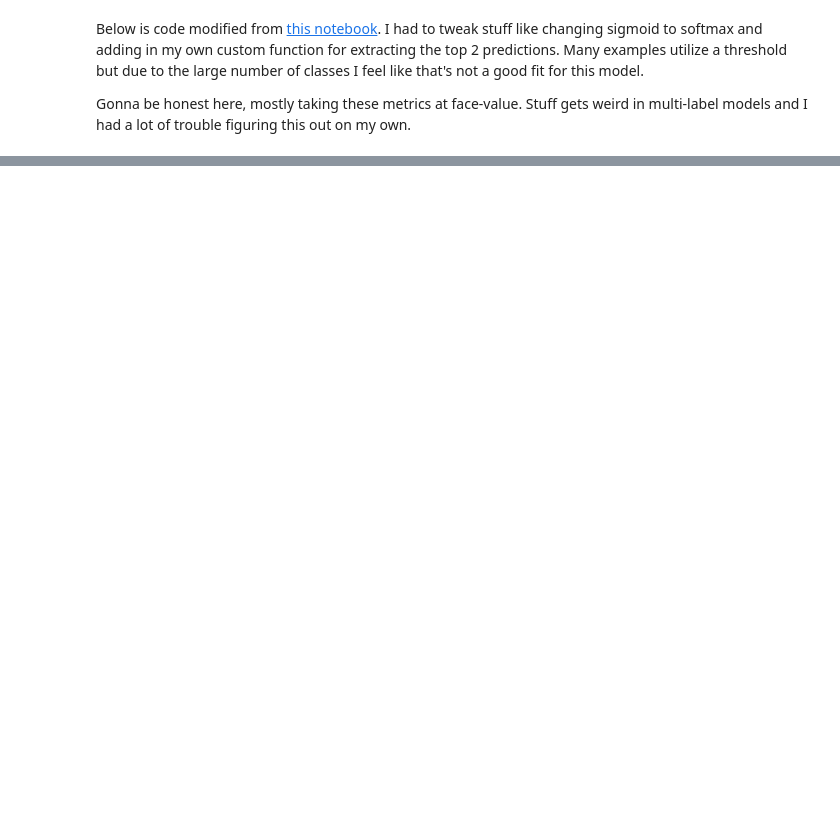
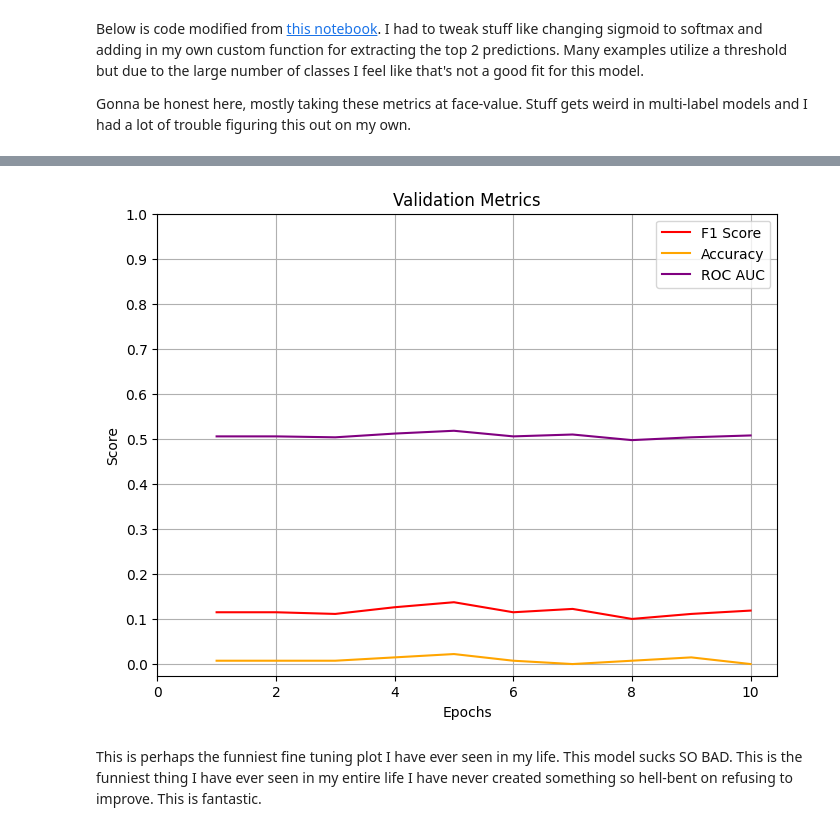
Before and after one commit to blamson/CS39AA-Project-blamson, a Jupyter notebook: part3_deep_learning_with_transformers.ipynb, the cells around one changed output, grey strips where cells are left out. Saved outputs shown, nothing was run; the diff lists cells and outputs as text; code cells hidden in the pictures; blank space fills up the shorter version.

Commit message:
part 3 done, model is hilariously bad but the project is done

```diff
--- a/part3_deep_learning_with_transformers.ipynb
+++ b/part3_deep_learning_with_transformers.ipynb
@@ -318,7 +345,7 @@ from torch import tensor, topk
 # source: https://jesusleal.io/2021/04/21/Longformer-multilabel-classification/
 def multi_label_metrics(predictions, labels, threshold=0.5):
     # first, apply softmax to our logits to get our probabilities
-    probs = softmax(torch.Tensor(predictions))
+    probs = softmax(torch.Tensor(predictions), dim=0)
 
     def tensor_to_indices(tensor):
         # Here this function takes a tensor of probabilities and returns the indices of the two highest probs
@@ -588,0 +621,19 @@ TrainOutput(global_step=400, training_loss=0.12316525280475617, metrics={'train_
+# %%
+import pandas as pd
+from matplotlib import pyplot as plt
+
+train_logs = []
+valid_logs = []
+for index, x in enumerate(trainer.state.log_history):
+    if 'loss' in x.keys():
+        train_logs.append(x)
+    elif 'eval_loss' in x.keys():
+        valid_logs.append(x)
+    else:
+        pass
+
+train_logs = pd.DataFrame(train_logs)
+valid_logs = pd.DataFrame(valid_logs)
+
+display(train_logs)
+display(valid_logs)
@@ -589 +663,17 @@ TrainOutput(global_step=400, training_loss=0.12316525280475617, metrics={'train_
+# %%
+plt.figure(figsize=(8,6))
+plt.plot(valid_logs.epoch, valid_logs.eval_f1, color='red', label='F1 Score')
+plt.plot(valid_logs.epoch, valid_logs.eval_accuracy, color='orange', label='Accuracy')
+plt.plot(valid_logs.epoch, valid_logs.eval_roc_auc, color='purple', label='ROC AUC')
+plt.xlabel("Epochs")
+plt.ylabel("Score")
+plt.title("Validation Metrics")
+plt.xticks(np.arange(0, 11, 2))
+plt.yticks(np.arange(0,1.1,.1))
+plt.legend()
+plt.grid(True)
+# %% [output]
+[figure, added]
+# %% [markdown]
+This is perhaps the funniest fine tuning plot I have ever seen in my life. This model sucks SO BAD. This is the funniest thing I have ever seen in my entire life I have never created something so hell-bent on refusing to improve. This is fantastic.
 # %%
```
Also changed, not shown: parts of 33 cells of this notebook, 2 other files.
